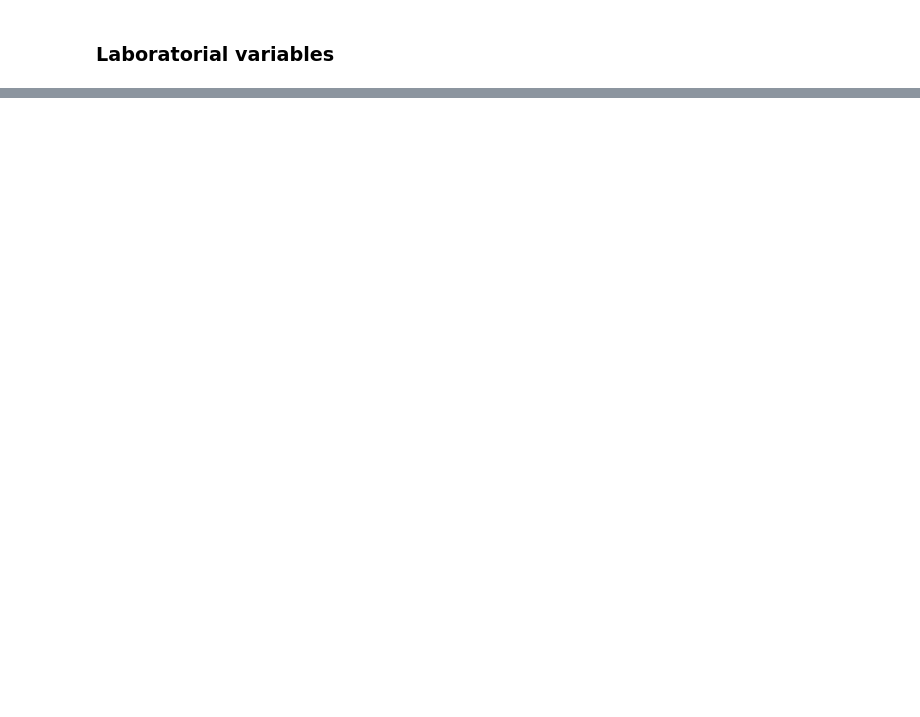
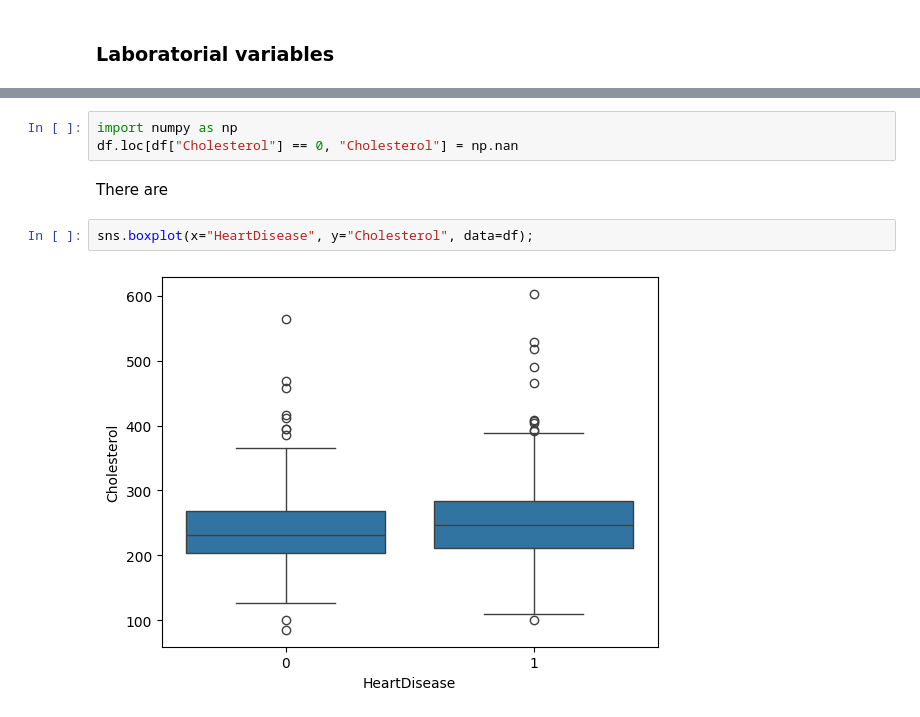
Before and after one commit to Newtan999/NewML, a Jupyter notebook: notebooks/01_eda.ipynb, the cells around one changed output, grey strips where cells are left out. Drawn from its saved outputs; the diff is of its cells as text; blank space fills up the shorter version.

```diff
--- a/notebooks/01_eda.ipynb
+++ b/notebooks/01_eda.ipynb
@@ -111,0 +202,9 @@ From the 918 total patients, 410 do not have Heart Disease, while 508 have.
+# %%
+import numpy as np
+df.loc[df["Cholesterol"] == 0, "Cholesterol"] = np.nan
+# %% [markdown]
+There are
+# %%
+sns.boxplot(x="HeartDisease", y="Cholesterol", data=df);
+# %% [output]
+[figure, added]
```
Also changed, not shown: parts of 18 cells of this notebook.
